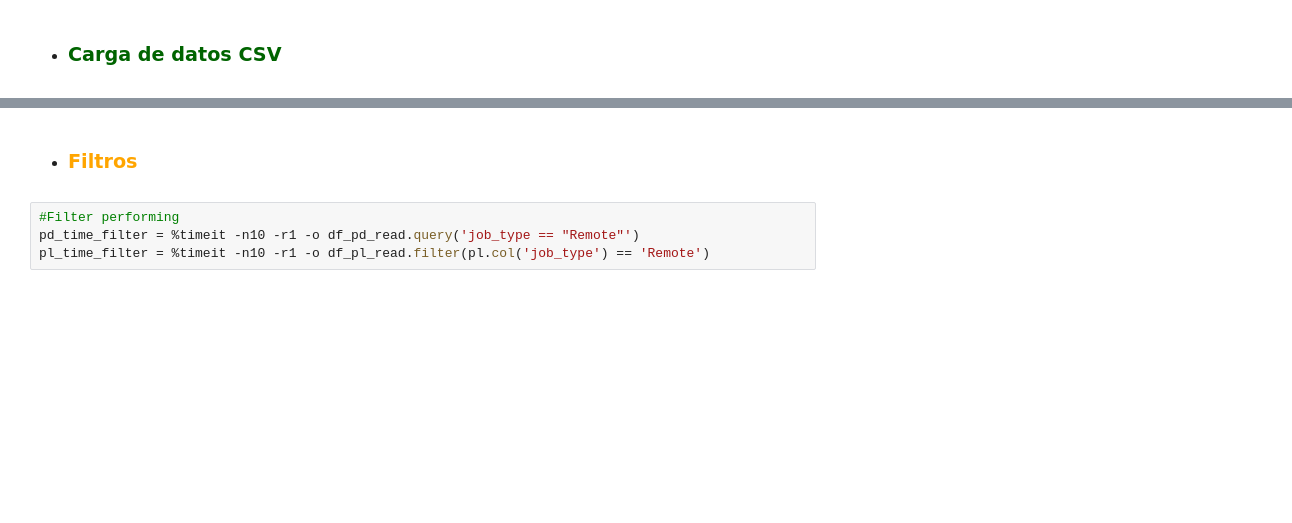
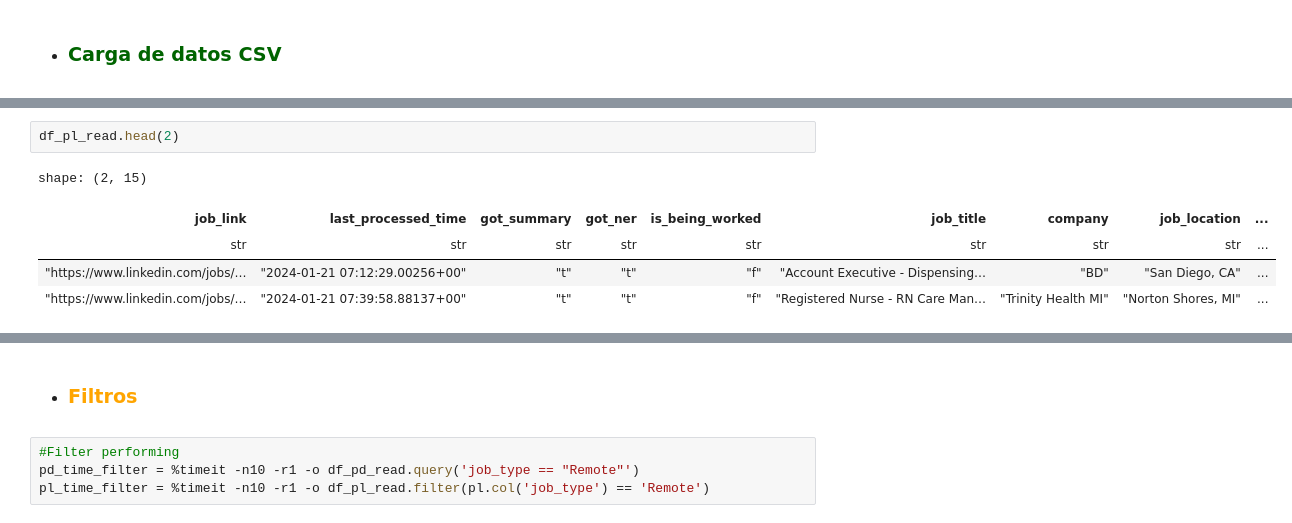
Before and after one commit to dpalacioj/DataAI-Fundamentos-Aplicaciones, a Jupyter notebook: Analitica/ciencia_datos_con_python/notebooks_teoria/04_2_comparacion_polars_pandas.ipynb, the cells around one changed output, grey strips where cells are left out. Drawn from its saved outputs; the diff is of its cells as text; blank space fills up the shorter version.

```diff
--- a/Analitica/ciencia_datos_con_python/notebooks_teoria/04_2_comparacion_polars_pandas.ipynb
+++ b/Analitica/ciencia_datos_con_python/notebooks_teoria/04_2_comparacion_polars_pandas.ipynb
@@ -44,0 +60,8 @@ pl_time_read_csv = %timeit -n10 -r1 -o df_pl_read_csv = pl.read_csv(path_data_li
+# %%
+df_pl_read.head(2)
+# %% [output]
+shape: (2, 15)
+| job_link | last_processed_time | got_summary | got_ner | is_being_worked | job_title | company | job_location | ... |
+| str | str | str | str | str | str | str | str | ... |
+| "https://www.linkedin.com/jobs/… | "2024-01-21 07:12:29.00256+00" | "t" | "t" | "f" | "Account Executive - Dispensing… | "BD" | "San Diego, CA" | ... |
+| "https://www.linkedin.com/jobs/… | "2024-01-21 07:39:58.88137+00" | "t" | "t" | "f" | "Registered Nurse - RN Care Man… | "Trinity Health MI" | "Norton Shores, MI" | ... |
```
Also changed, not shown: parts of 17 cells of this notebook, 2 other files.
